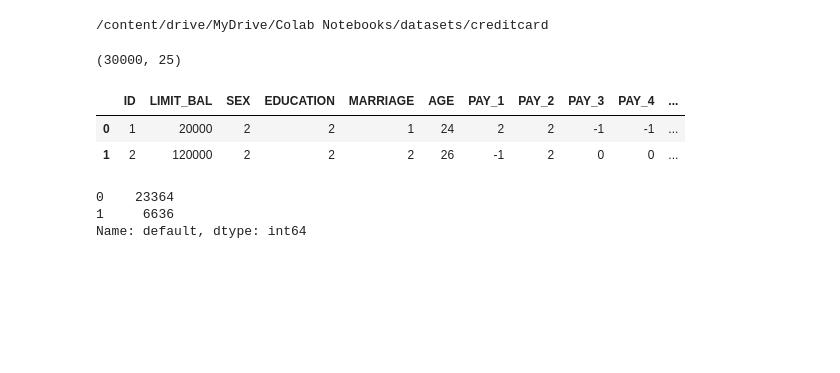
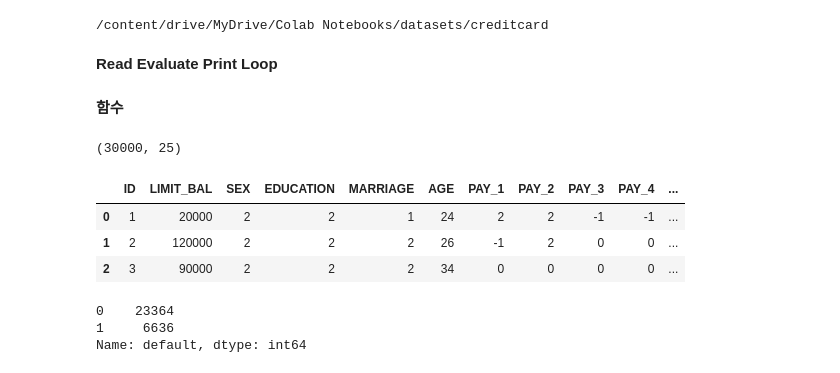
Before and after one commit to SANGSEOSEO/philosophy_datascience, a Jupyter notebook: 01.ML/03.Scikit-Learn/차원축소/PCA.ipynb, the cells around one changed output. Cells and saved outputs as stored; diff of their text form; code cells hidden in the pictures; blank space fills up the shorter version.

```diff
--- a/01.ML/03.Scikit-Learn/차원축소/PCA.ipynb
+++ b/01.ML/03.Scikit-Learn/차원축소/PCA.ipynb
@@ -205,2 +292,4 @@ Drive already mounted at /content/drive; to attempt to forcibly remount, call dr
 # %% [output]
 /content/drive/MyDrive/Colab Notebooks/datasets/creditcard
+# %% [markdown]
+**Read Evaluate Print Loop**
@@ -207,31 +303,30 @@ Drive already mounted at /content/drive; to attempt to forcibly remount, call dr
+# %% [markdown]
+**함수**
 # %%
 def load_split_dataset():
   """
   1.엑셀파일을 읽어서 데이터프레임으로 생성
   2.컬럼명변경 및 피처 및 레이블 데이터셋으로 분할, 불필요한 컬럼 삭제(ID)
   3.데이터프레임, 분할된 레이블 및 피처 데이터셋 리턴
   """
-  df = pd.read_excel("pca_credit_card.xls",sheet_name='Data', header = 1)
-  df.rename(columns={'PAY_0': 'PAY_1', 'default payment next month': 'default'}, inplace=True)
+  credit_card = pd.read_excel("pca_credit_card.xls",sheet_name="Data", header = 1)
 
-  # label - 연체여부 : 1[연체안함], 0[연체]
-  y_target = df['default']
+  credit_card.rename(columns = {"PAY_0": "PAY_1", "default payment next month": "default"}, inplace=True)
 
-  # feature
-  X_features = df.drop(['default', 'ID'], axis=1, inplace=False)
-
-  return X_features, y_target, df
+  y_target  = credit_card["default"]
+  X_featues = credit_card.drop(labels="default", axis = 1, inplace=False, errors="ignore")
+  display(credit_card.shape)
+  display(credit_card.head(n=3))
+  return X_features, y_target, credit_card
 
 # 함수 수행
-X_features, y_target, df = load_split_dataset()
+X_features, y_target, credit_card = load_split_dataset()
+# %% [output]
+(30000, 25)
+|  | ID | LIMIT_BAL | SEX | EDUCATION | MARRIAGE | AGE | PAY_1 | PAY_2 | PAY_3 | PAY_4 | ... |
+| 0 | 1 | 20000 | 2 | 2 | 1 | 24 | 2 | 2 | -1 | -1 | ... |
+| 1 | 2 | 120000 | 2 | 2 | 2 | 26 | -1 | 2 | 0 | 0 | ... |
+| 2 | 3 | 90000 | 2 | 2 | 2 | 34 | 0 | 0 | 0 | 0 | ... |
-# %%
-display(df.shape)
-display(df.head(n=2))
-# %% [output]
-(30000, 25)
-|  | ID | LIMIT_BAL | SEX | EDUCATION | MARRIAGE | AGE | PAY_1 | PAY_2 | PAY_3 | PAY_4 | ... |
-| 0 | 1 | 20000 | 2 | 2 | 1 | 24 | 2 | 2 | -1 | -1 | ... |
-| 1 | 2 | 120000 | 2 | 2 | 2 | 26 | -1 | 2 | 0 | 0 | ... |
 # %%
 display(y_target.value_counts())
 # %% [output]
```
Also changed, not shown: parts of 48 cells of this notebook.
